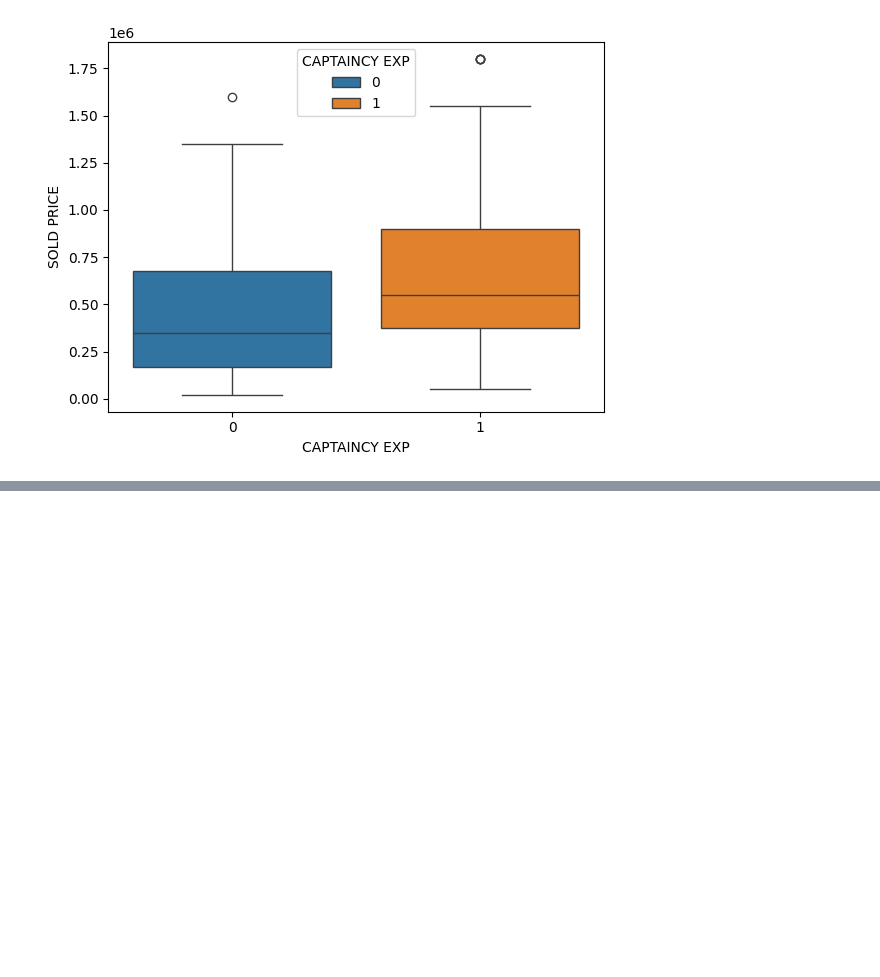
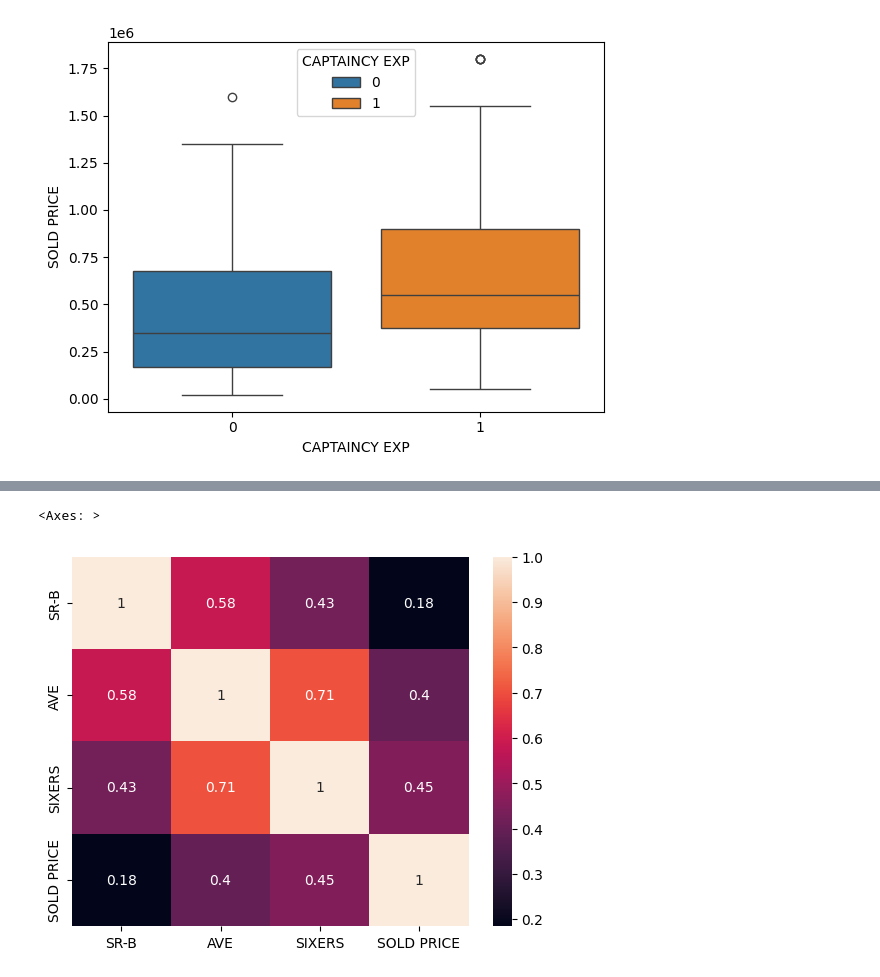
Before and after one commit to Musharraf-Bubere/Learning-in-public, a Jupyter notebook: Practice_From_Books/Machine_Learning_With_Python/01_Exploratory_Data_Analysis/03_Exploration_of_Data_Using_Visualization/ipl_data_visualization.ipynb, the cells around one changed output, grey strips where cells are left out. Cells and saved outputs as stored; diff of their text form; code cells hidden in the pictures; blank space fills up the shorter version.

```diff
--- a/Practice_From_Books/Machine_Learning_With_Python/01_Exploratory_Data_Analysis/03_Exploration_of_Data_Using_Visualization/ipl_data_visualization.ipynb
+++ b/Practice_From_Books/Machine_Learning_With_Python/01_Exploratory_Data_Analysis/03_Exploration_of_Data_Using_Visualization/ipl_data_visualization.ipynb
@@ -190,0 +226,5 @@ sns.boxplot(x='CAPTAINCY EXP', y='SOLD PRICE', data=ipl_auction_df, hue='CAPTAIN
+# %%
+sns.heatmap(ipl_auction_df[influential_features].corr(), annot=True)
+# %% [output]
+<Axes: >
+[figure, added]
```
Also changed, not shown: parts of 12 cells of this notebook.
